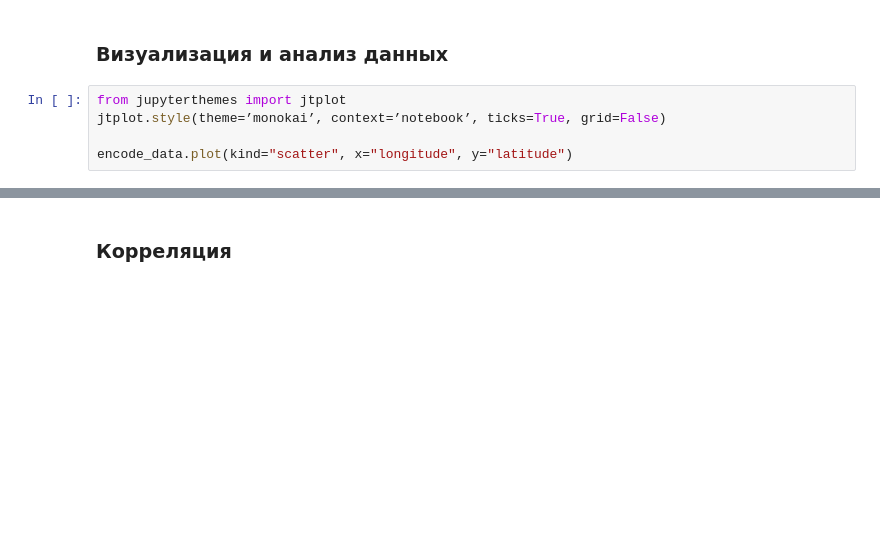
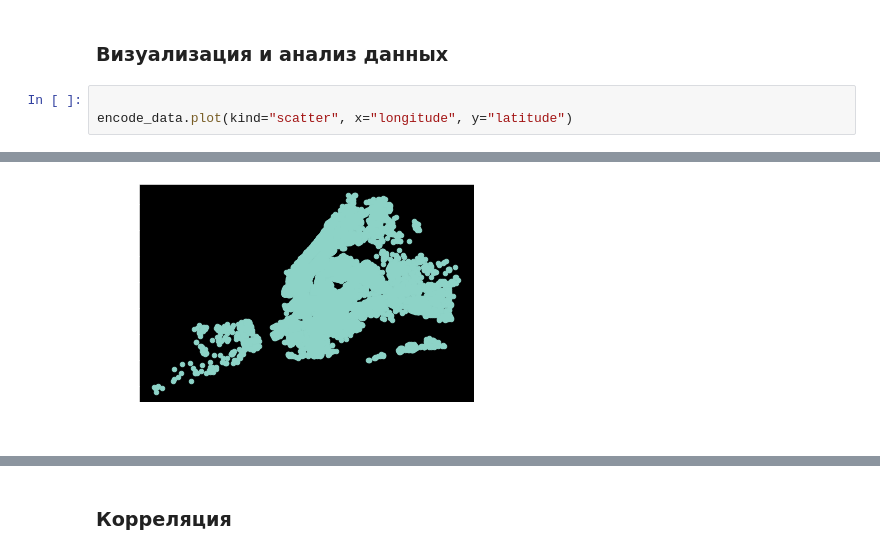
Before and after one commit to ArtDu/AI, a Jupyter notebook: ml/lab_1/airbnb.ipynb, the cells around one changed output, grey strips where cells are left out. Cells and saved outputs as stored; diff of their text form; blank space fills up the shorter version.

```diff
--- a/ml/lab_1/airbnb.ipynb
+++ b/ml/lab_1/airbnb.ipynb
@@ -218,8 +224,6 @@ plt.show()
 # %% [markdown]
 ### Визуализация и анализ данных
 # %%
-from jupyterthemes import jtplot
-jtplot.style(theme=’monokai’, context=’notebook’, ticks=True, grid=False)
 
 encode_data.plot(kind="scatter", x="longitude", y="latitude")
 # %% [output]
@@ -227,3 +231,4 @@ SyntaxError: invalid character in identifier (<ipython-input-2-ef83c863ef08>, li
+[figure, added]
 # %%
 encode_data.plot(kind="scatter", x="longitude", y="latitude", alpha=0.1)
 # %% [output]
```
Also changed, not shown: parts of 8 cells of this notebook, 2 other files.
